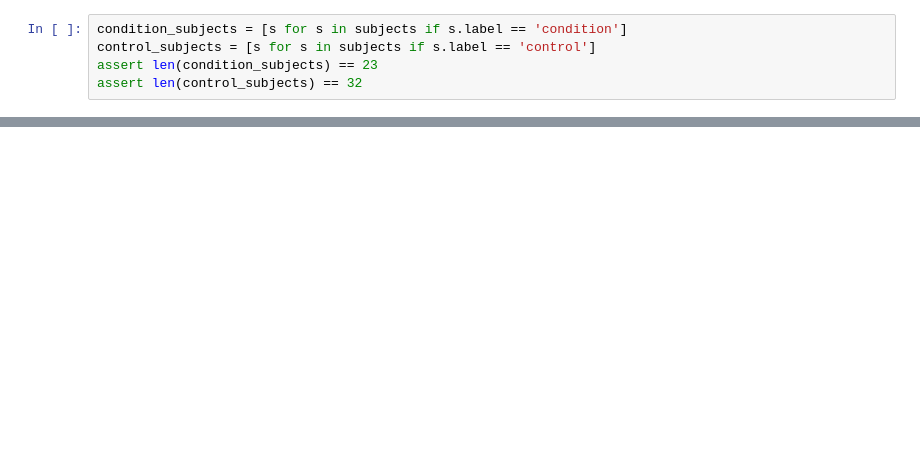
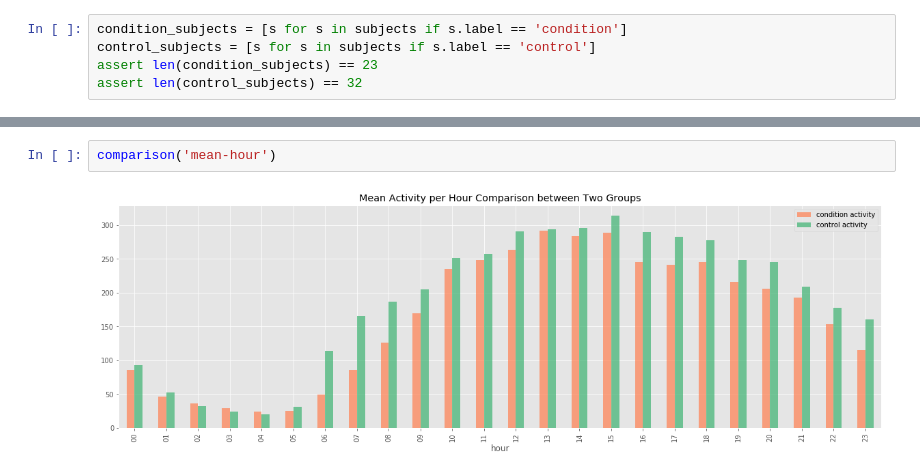
Before and after one commit to karenacorn99/depression-and-motor-activity, a Jupyter notebook: code/visualization.ipynb, the cells around one changed output, grey strips where cells are left out. Cells and saved outputs as stored; diff of their text form; blank space fills up the shorter version.

```diff
--- a/code/visualization.ipynb
+++ b/code/visualization.ipynb
@@ -94,0 +159,4 @@ assert len(control_subjects) == 32
+# %%
+comparison('mean-hour')
+# %% [output]
+[figure, added]
```
Also changed, not shown: parts of 13 cells of this notebook.
